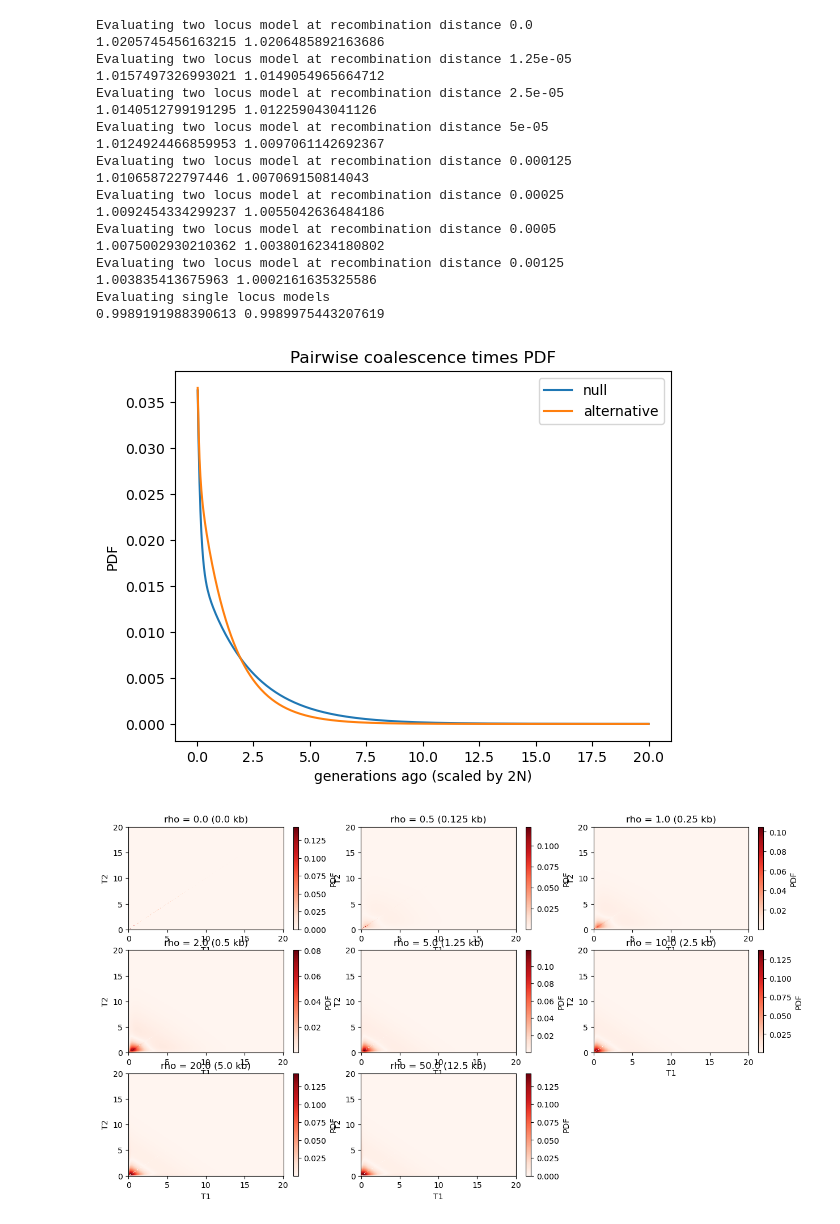
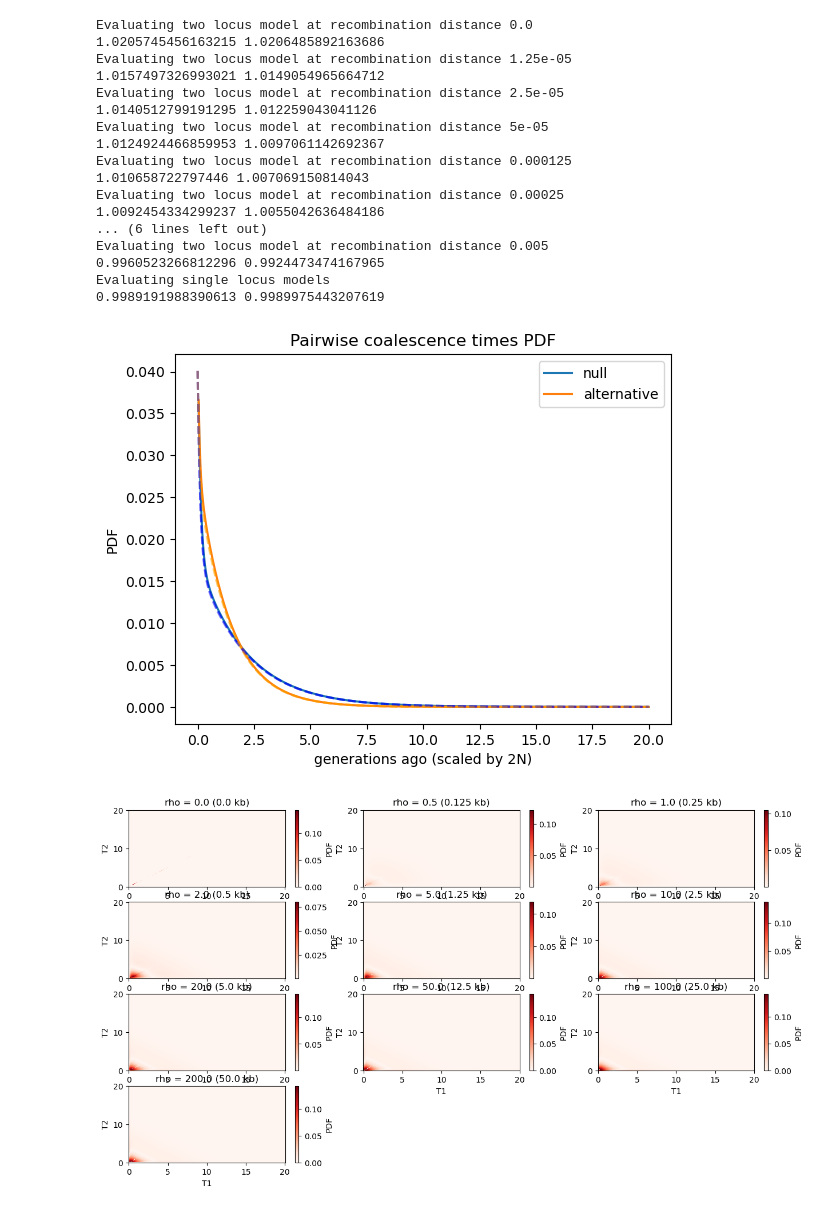
Before and after one commit to RubyRedlich/admixture_duration, a Jupyter notebook: two_locus/quick_tests.ipynb, the cells around one changed output. Drawn from its saved outputs; the diff is of its cells as text; code cells hidden in the pictures.

```diff
--- a/two_locus/quick_tests.ipynb
+++ b/two_locus/quick_tests.ipynb
@@ -28,7 +28,7 @@ migration_rates_alt = np.array([
 ])
 
 # For two locus case, loop through recombination distances and get the null/alt PDFs + KL divergences
-rho = [0,0.5,1,2,5,10,20,50]
+rho = [0,0.5,1,2,5,10,20,50,100,200]
 recombination_rates = [r / (4*DEME_SIZES[0]) for r in rho]
 two_locus_models = []
 for r in recombination_rates:
@@ -72,10 +72,9 @@ Evaluating two locus model at recombination distance 0.000125
 1.010658722797446 1.007069150814043
 Evaluating two locus model at recombination distance 0.00025
 1.0092454334299237 1.0055042636484186
-Evaluating two locus model at recombination distance 0.0005
-1.0075002930210362 1.0038016234180802
-Evaluating two locus model at recombination distance 0.00125
-1.003835413675963 1.0002161635325586
+... (6 lines left out)
+Evaluating two locus model at recombination distance 0.005
+0.9960523266812296 0.9924473474167965
 Evaluating single locus models
 0.9989191988390613 0.9989975443207619
 # %%
@@ -83,31 +82,35 @@ Evaluating single locus models
 time_bins = two_locus_models[0][0].joint_pdf[1][1:]
 plt.plot(time_bins, single_locus_models[0], label="null")
 plt.plot(time_bins, single_locus_models[1], label="alternative")
+# Plot marginals from the two locus versus the single locus models
+for null, alt in two_locus_models:
+    plt.plot(null.joint_pdf[1], null.get_marginal_pdf(), linestyle='--', alpha=0.1, color='blue')
+    plt.plot(alt.joint_pdf[1], alt.get_marginal_pdf(), linestyle='--', alpha=0.1, color='orange')
 plt.title("Pairwise coalescence times PDF")
 plt.xlabel("generations ago (scaled by 2N)")
 plt.ylabel("PDF")
 plt.legend()
 plt.show()
 # %% [output]
-[figure, old version]
+[figure, new version]
 # %%
 # Plot difference between null and alt heatmaps
-fig, axes = plt.subplots(3,3,figsize=(3*5,2*4))
+fig, axes = plt.subplots(4,3,figsize=(3*5,2*4))
 axes_flat = axes.flatten()
 
 for ax in axes_flat:
     ax.set_visible(False)
 
 for i, r in enumerate(recombination_rates):
     time_bins = two_locus_models[i][0].joint_pdf[1]
     pdf_diff = np.abs(two_locus_models[i][0].joint_pdf[0] - two_locus_models[i][1].joint_pdf[0])
     plot_pdf(time_bins, time_bins, pdf_diff, cmap="Reds", kind='heatmap', ax=axes_flat[i])
     axes_flat[i].set_title(f"rho = {4*DEME_SIZES[0]*r} ({r/1e-4} kb)")
     axes_flat[i].set_visible(True)
 
 plt.show()
 # %% [output]
-[figure, old version]
+[figure, new version]
 # %%
 # Plot KL divergence at each recombination distance to compare single vs. two locus
 
```
Also changed, not shown: parts of 1 cell of this notebook.
